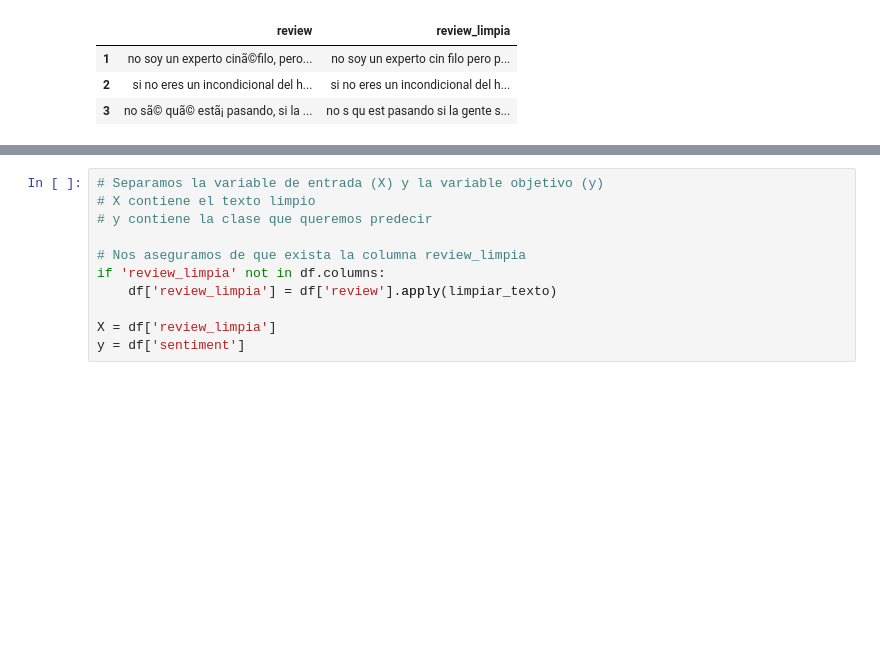
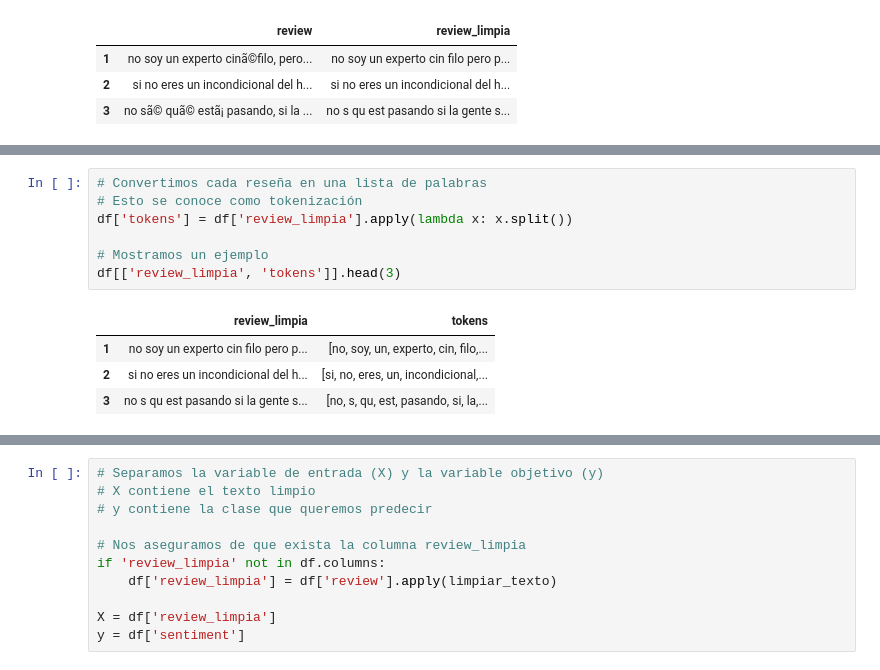
Before and after one commit to soledad-villarrubia/Data_Sciense_3, a Jupyter notebook: Proyecto_Final_Ciencia_de_Datos_IIi.ipynb, the cells around one changed output, grey strips where cells are left out. Saved outputs shown, nothing was run; the diff lists cells and outputs as text; blank space fills up the shorter version.

```diff
--- a/Proyecto_Final_Ciencia_de_Datos_IIi.ipynb
+++ b/Proyecto_Final_Ciencia_de_Datos_IIi.ipynb
@@ -384,0 +438,12 @@ Esta técnica es muy utilizada en problemas de clasificación de texto, ya que a
+# %%
+# Convertimos cada reseña en una lista de palabras
+# Esto se conoce como tokenización
+df['tokens'] = df['review_limpia'].apply(lambda x: x.split())
+
+# Mostramos un ejemplo
+df[['review_limpia', 'tokens']].head(3)
+# %% [output]
+|  | review_limpia | tokens |
+| 1 | no soy un experto cin filo pero p... | [no, soy, un, experto, cin, filo,... |
+| 2 | si no eres un incondicional del h... | [si, no, eres, un, incondicional,... |
+| 3 | no s qu est pasando si la gente s... | [no, s, qu, est, pasando, si, la,... |
```
Also changed, not shown: parts of 55 cells of this notebook.
